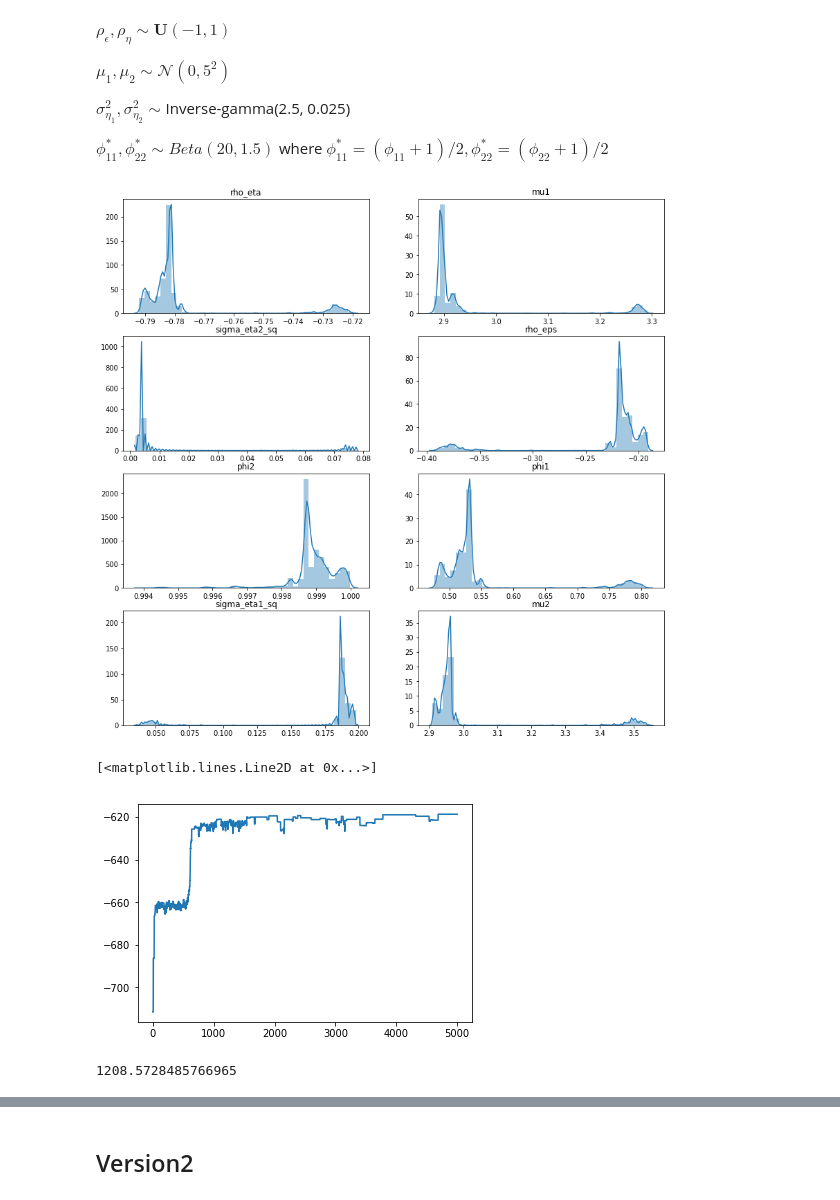
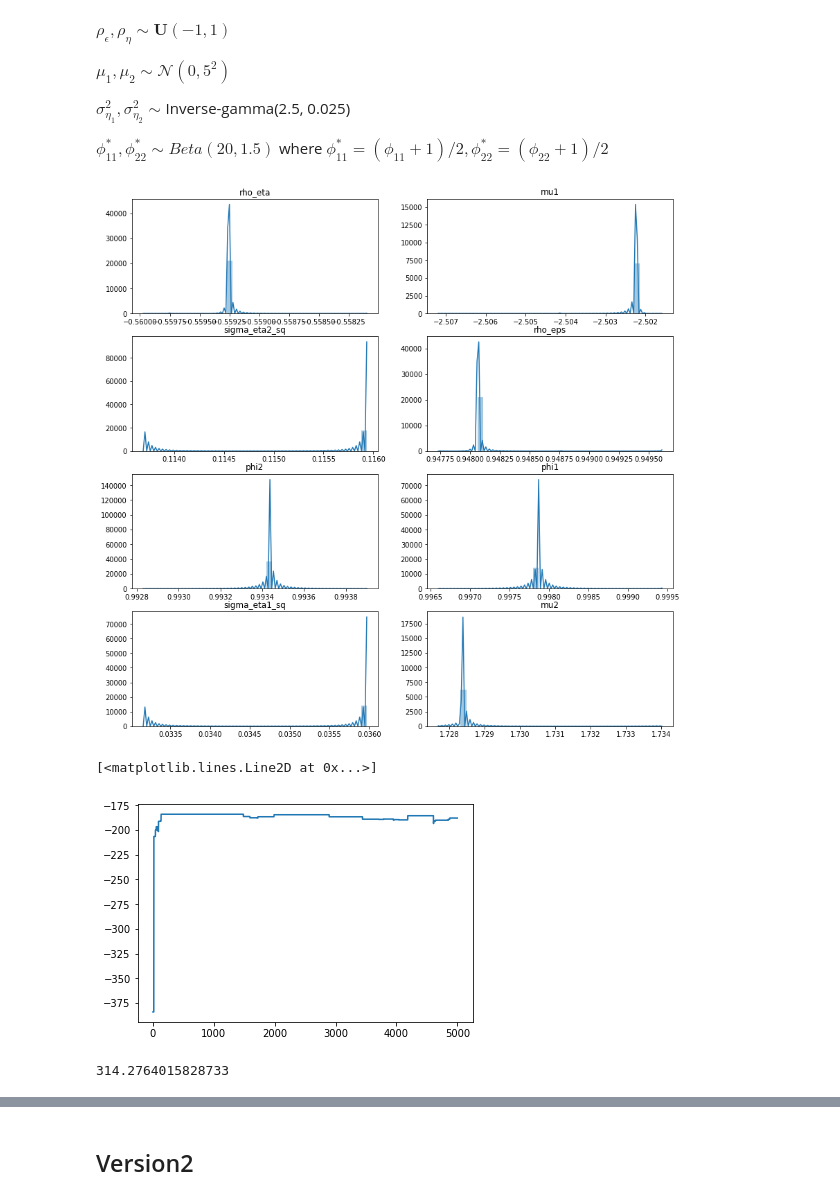
Before and after one commit to nathansiae/stochastic_volatility, a Jupyter notebook: bivariate_sv.ipynb, the cells around one changed output, grey strips where cells are left out. Drawn from its saved outputs; the diff is of its cells as text; code cells hidden in the pictures.

Commit message:
plot log likelihood

```diff
--- a/bivariate_sv.ipynb
+++ b/bivariate_sv.ipynb
@@ -131,7 +134,7 @@ prior_basicMVSV = {'mu1':dists.Normal(0, 5), 'mu2':dists.Normal(0, 5),
               'sigma_eta1_sq':dists.InvGamma(2.5, 0.025), 'sigma_eta2_sq':dists.InvGamma(2.5, 0.025)}
 prior_structure_basicMVSV = dists.StructDist(prior_basicMVSV)
 # %%
-pmmh_basicMVSV = mcmc.PMMH(ssm_cls=BasicMVSV_2d, prior=prior_structure_basicMVSV, data=data_2d, Nx=50, niter=5000)
+pmmh_basicMVSV = mcmc.PMMH(ssm_cls=BasicMVSV_2d, prior=prior_structure_basicMVSV, data=data_2d, Nx=100, niter=5000)
 pmmh_basicMVSV.run()  # Warning: takes a few seconds
 # %%
 # plot the marginals
@@ -154,0 +158,15 @@ print(calculate_dic(pmmh_basicMVSV))
+# %%
+# Posterior mean as parameters estimation
+theta_baseline = {}
+burnin = 100  # discard the 100 first iterations
+for param in prior_basicMVSV.keys():
+    theta_baseline[param] = np.mean(pmmh_basicMVSV.chain.theta[param][burnin:])
+
+# define our sv model instance
+mvsv_baseline = BasicMVSV_2d(**theta_baseline)
+
+# define feynman-kac model using boostrap filter
+fk_baseline = ssm.Bootstrap(ssm=mvsv_baseline, data=data_2d)  # we use the Bootstrap filter
+
+of = lambda pf: pf.logLt
+results_baseline = particles.multiSMC(fk=fk_baseline, N=200, nruns=30, out_func=of)
@@ -180,21 +204,31 @@ class GCC_MVStochVol_2d(ssm.StateSpaceModel):
     """
     def offset(self):
         mu = np.array([self.mu1, self.mu2])
-        phi = np.diag([self.phi1, self.phi2])
+        phi1_, phi2_ = 2*self.phi1-1, 2*self.phi2-1
+        phi = np.diag([phi1_, phi2_])
         return mu - np.dot(phi, mu)
 
     def PX0(self):
+        # phi1_, phi2_ = 2*self.phi1-1, 2*self.phi2-1
         mu = np.array([self.mu1, self.mu2])
-        e11 = self.sigma_eta1_sq/(1-self.phi1**2)
-        e22 = self.sigma_eta2_sq/(1-self.phi2**2)
-        e12 = self.rho_eta*np.sqrt(self.sigma_eta1_sq)*np.sqrt(self.sigma_eta2_sq)/(1-self.phi1*self.phi2)
+        # phi = np.diag([phi1_, phi2_])
+        e11 = self.sigma_eta1_sq
+        e22 = self.sigma_eta2_sq
+        e12 = self.rho_eta*np.sqrt(self.sigma_eta1_sq)*np.sqrt(self.sigma_eta2_sq)
         e21 = e12
         cov_X0 = np.array([[e11, e12 ],
                            [e21, e22]])
+#         e11 = self.sigma_eta1_sq/(1-phi1_**2)
+#         e22 = self.sigma_eta2_sq/(1-phi2_**2)
+#         e12 = self.rho_eta*np.sqrt(self.sigma_eta1_sq)*np.sqrt(self.sigma_eta2_sq)/(1e-12+1-phi1_*phi2_)
+#         e21 = e12
+#         cov_X0 = np.array([[e11, e12 ],
+#                            [e21, e22]])
         return dists.MvNormal(loc=mu, cov=cov_X0)
 
     def PX(self, t, xp):
-        phi = np.diag([self.phi1, self.phi2])
+        phi1_, phi2_ = 2*self.phi1-1, 2*self.phi2-1
+        phi = np.diag([phi1_, phi2_])
         e11 = self.sigma_eta1_sq
         e22 = self.sigma_eta2_sq
         e12 = self.rho_eta*np.sqrt(self.sigma_eta1_sq)*np.sqrt(self.sigma_eta2_sq)
@@ -226,26 +260,26 @@ my_prior = dists.StructDist(prior_dict)
 # %%
 from particles import mcmc  # where the MCMC algorithms (PMMH, Particle Gibbs, etc) live
 # %%
-pmmh = mcmc.PMMH(ssm_cls=GCC_MVStochVol_2d, prior=my_prior, data=data_2d, Nx=50, niter=5000)
-pmmh.run()  # Warning: takes a few seconds
+pmmh_gcc = mcmc.PMMH(ssm_cls=GCC_MVStochVol_2d, prior=my_prior, data=data_2d, Nx=100, niter=5000)
+pmmh_gcc.run()  # Warning: takes a few seconds
 # %%
 # plot the marginals
 burnin = 100  # discard the 100 first iterations
 plt.figure(figsize=(14,14))
 for i, param in enumerate(prior_dict.keys()):
     plt.subplot(4, 2, i+1)
-    sb.distplot(pmmh.chain.theta[param][burnin:], 40)
+    sb.distplot(pmmh_gcc.chain.theta[param][burnin:], 40)
     plt.title(param)
 # %% [output]
-[figure, old version]
+[figure, new version]
 # %%
-plt.plot(pmmh.chain.lpost)
+plt.plot(pmmh_gcc.chain.lpost)
 # %% [output]
 [<matplotlib.lines.Line2D at 0x...>]
-[figure, old version]
+[figure, new version]
 # %%
-print(calculate_dic(pmmh))
+print(calculate_dic(pmmh_gcc))
 # %% [output]
-1208.5728485766965
+314.2764015828733
 # %%
 # Posterior mean as parameters estimation
```
Also changed, not shown: parts of 13 cells of this notebook.
